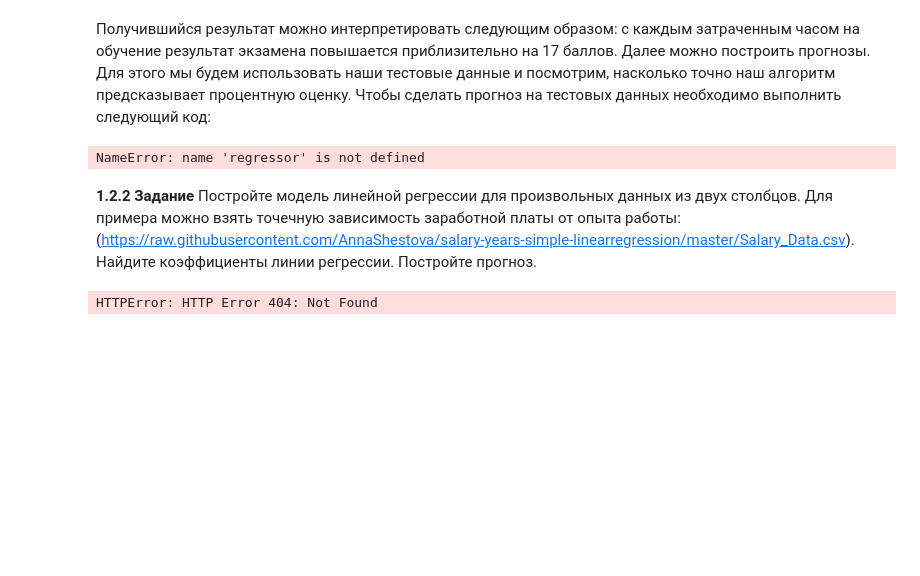
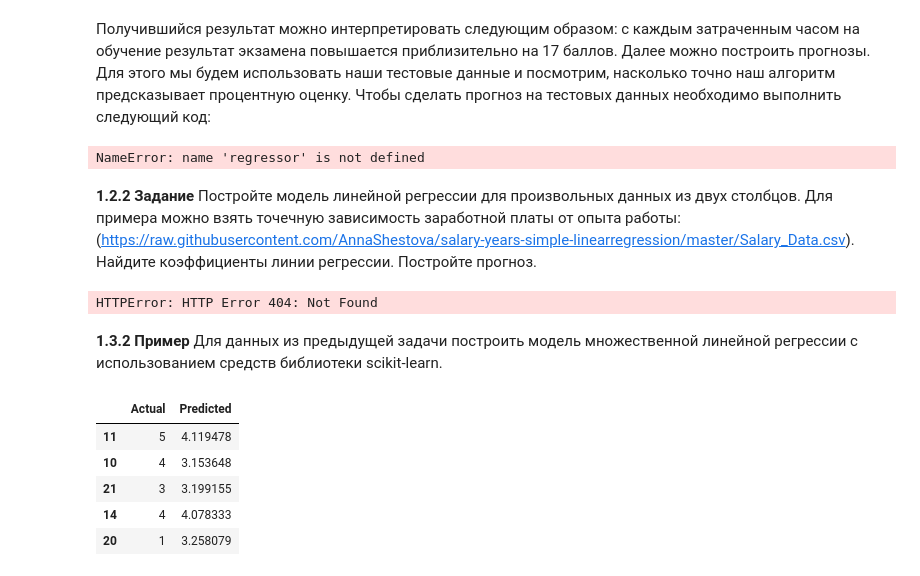
Before and after one commit to ivalukyan/workbook-ml, a Jupyter notebook: src/Workbook4_Lukyanov_I.ipynb, the cells around one changed output. Drawn from its saved outputs; the diff is of its cells as text; code cells hidden in the pictures; blank space fills up the shorter version.

```diff
--- a/src/Workbook4_Lukyanov_I.ipynb
+++ b/src/Workbook4_Lukyanov_I.ipynb
@@ -521,3 +521,60 @@ plt.legend()
 plt.show()
 # %% [output]
 HTTPError: HTTP Error 404: Not Found
+# %% [markdown]
+**1.3.2 Пример**
+Для данных из предыдущей задачи построить модель множественной
+линейной регрессии с использованием средств библиотеки sсikit-learn.
+# %%
+import pandas as pd
+import numpy as np
+import matplotlib.pyplot as plt
+import seaborn as seabornIntance
+from sklearn.model_selection import train_test_split
+from sklearn.linear_model import LinearRegression
+from sklearn import metrics
+
+
+y = [1, 2, 3, 4, 3, 4, 5, 3, 5, 5, 4, 5, 4, 5, 4, 5, 6, 0, 6, 3, 1, 3, 1]
+X = [[0, 2, 4, 1, 5, 4, 5, 9, 9, 9, 3, 7, 8, 8, 6, 6, 5, 5, 5, 6, 6, 5, 5],
+     [4, 1, 2, 3, 4, 5, 6, 7, 5, 8, 7, 8, 7, 8, 7, 8, 6, 8, 9, 2, 1, 5, 6],
+     [4, 1, 2, 5, 6, 7, 8, 9, 7, 8, 7, 8, 7, 4, 3, 1, 2, 3, 4, 1, 3, 9, 7]]
+
+new_y = np.array(y)
+new_y = new_y.transpose()
+df1 = pd.DataFrame(new_y)
+new_X = np.array(X)
+new_X = new_X.transpose()
+df2 = pd.DataFrame(new_X)
+df1 = df1.rename(columns= {0: 'y'}, inplace = False)
+df2 = df2.rename(columns= {0: 'x1', 1: 'x2', 2: 'x3'}, inplace = False)
+
+frames = [df1, df2]
+dataset = pd.concat([df1, df2], axis=1, join="inner")
+dataset.head()
+
+#print(dataset.shape)
+dataset.describe()
+
+X = dataset[['x1', 'x2', 'x3']]
+y = dataset['y']
+
+X_train, X_test, y_train, y_test = train_test_split(X, y, test_size=0.2, random_state=0)
+
+regressor = LinearRegression()
+regressor.fit(X_train, y_train)
+
+coeff_df = pd.DataFrame(regressor.coef_, X.columns, columns=['Coefficient'])
+coeff_df
+
+y_pred = regressor.predict(X_test)
+df = pd.DataFrame({'Actual': y_test, 'Predicted': y_pred})
+df
+#print('Mean Sqeared Error:', metrics.mean_squared_error(y_test, y_pred))
+# %% [output]
+|  | Actual | Predicted |
+| 11 | 5 | 4.119478 |
+| 10 | 4 | 3.153648 |
+| 21 | 3 | 3.199155 |
+| 14 | 4 | 4.078333 |
+| 20 | 1 | 3.258079 |
```
Also changed, not shown: parts of 4 cells of this notebook.
